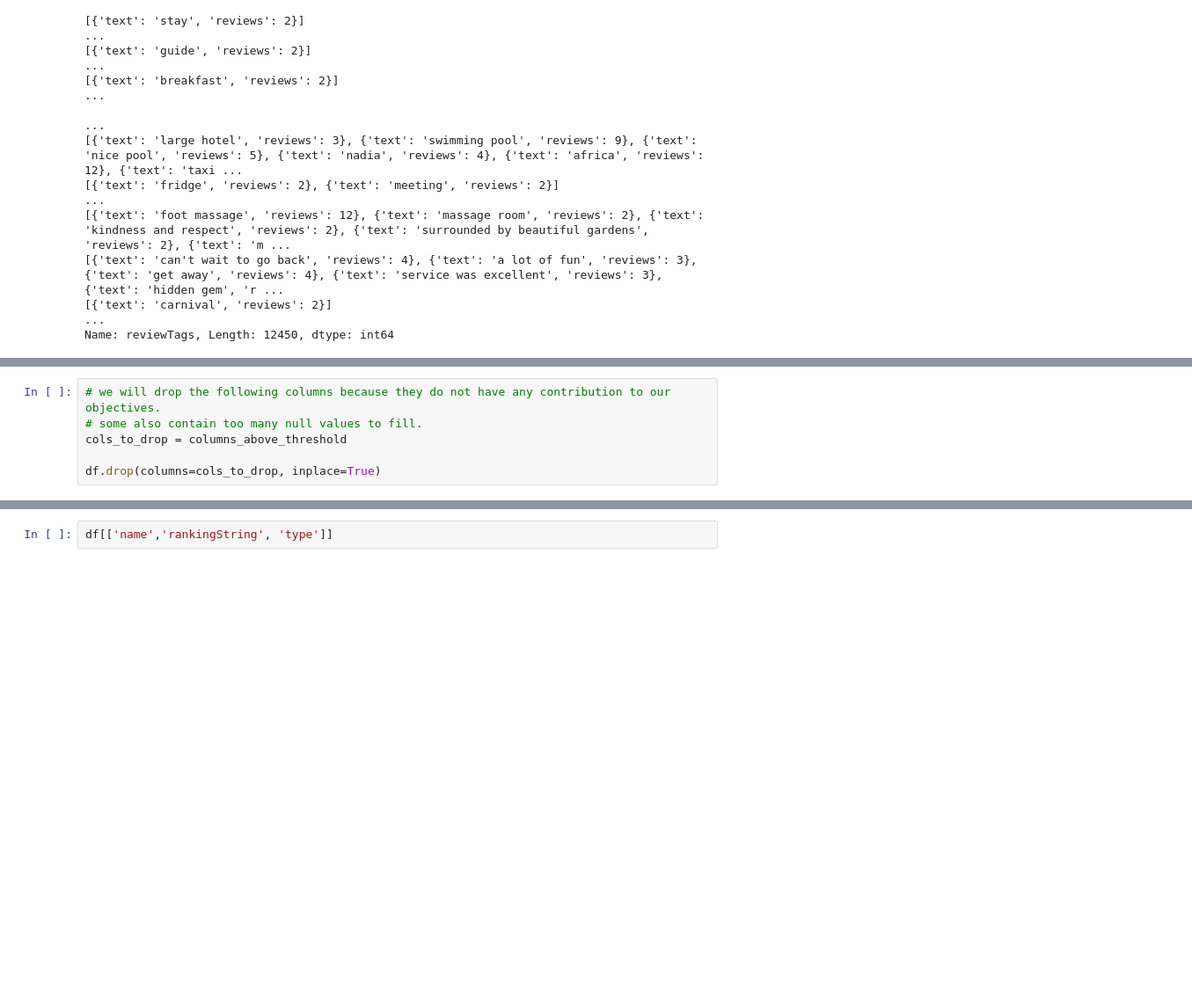
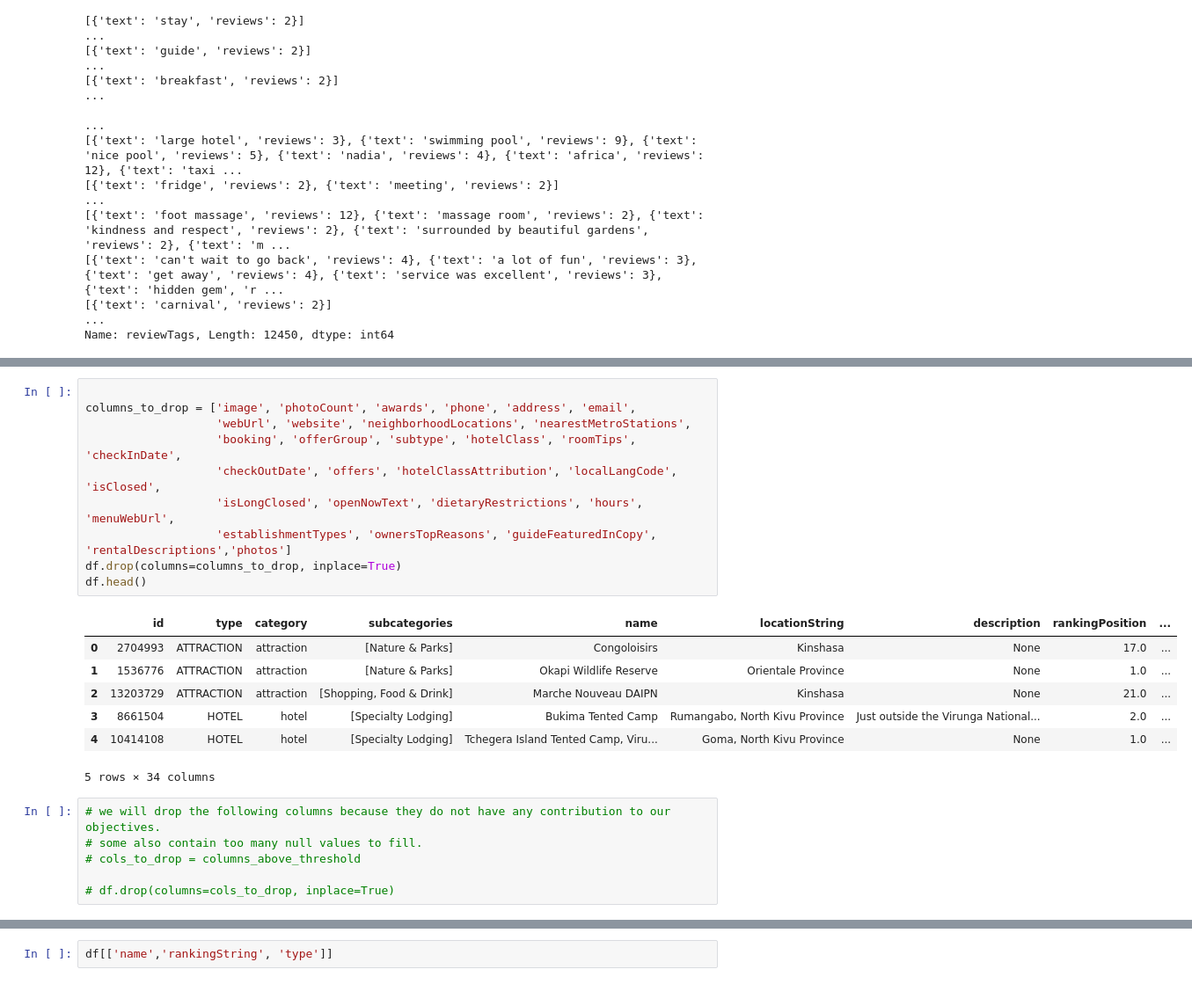
Before and after one commit to R3TR0Quan/travel-destination-recommendation-sys, a Jupyter notebook: misc_notebooks/ian.ipynb, the cells around one changed output, grey strips where cells are left out. Shown at 88% size. Cells and saved outputs as stored; diff of their text form; blank space fills up the shorter version.

```diff
--- a/misc_notebooks/ian.ipynb
+++ b/misc_notebooks/ian.ipynb
@@ -131,9 +135,27 @@ list(columns_above_threshold)
+# %%
+
+columns_to_drop = ['image', 'photoCount', 'awards', 'phone', 'address', 'email',
+                   'webUrl', 'website', 'neighborhoodLocations', 'nearestMetroStations',
+                   'booking', 'offerGroup', 'subtype', 'hotelClass', 'roomTips', 'checkInDate',
+                   'checkOutDate', 'offers', 'hotelClassAttribution', 'localLangCode', 'isClosed',
+                   'isLongClosed', 'openNowText', 'dietaryRestrictions', 'hours', 'menuWebUrl',
+                   'establishmentTypes', 'ownersTopReasons', 'guideFeaturedInCopy', 'rentalDescriptions','photos']
+df.drop(columns=columns_to_drop, inplace=True)
+df.head()
+# %% [output]
+|  | id | type | category | subcategories | name | locationString | description | rankingPosition | ... |
+| 0 | 2704993 | ATTRACTION | attraction | [Nature & Parks] | Congoloisirs | Kinshasa | None | 17.0 | ... |
+| 1 | 1536776 | ATTRACTION | attraction | [Nature & Parks] | Okapi Wildlife Reserve | Orientale Province | None | 1.0 | ... |
+| 2 | 13203729 | ATTRACTION | attraction | [Shopping, Food & Drink] | Marche Nouveau DAIPN | Kinshasa | None | 21.0 | ... |
+| 3 | 8661504 | HOTEL | hotel | [Specialty Lodging] | Bukima Tented Camp | Rumangabo, North Kivu Province | Just outside the Virunga National... | 2.0 | ... |
+| 4 | 10414108 | HOTEL | hotel | [Specialty Lodging] | Tchegera Island Tented Camp, Viru... | Goma, North Kivu Province | None | 1.0 | ... |
+5 rows × 34 columns
 # %%
 # we will drop the following columns because they do not have any contribution to our objectives.
 # some also contain too many null values to fill.
-cols_to_drop = columns_above_threshold
+# cols_to_drop = columns_above_threshold
 
-df.drop(columns=cols_to_drop, inplace=True)
+# df.drop(columns=cols_to_drop, inplace=True)
 # %%
 list(df.columns)
 # %% [output]
```
Also changed, not shown: parts of 25 cells of this notebook.
